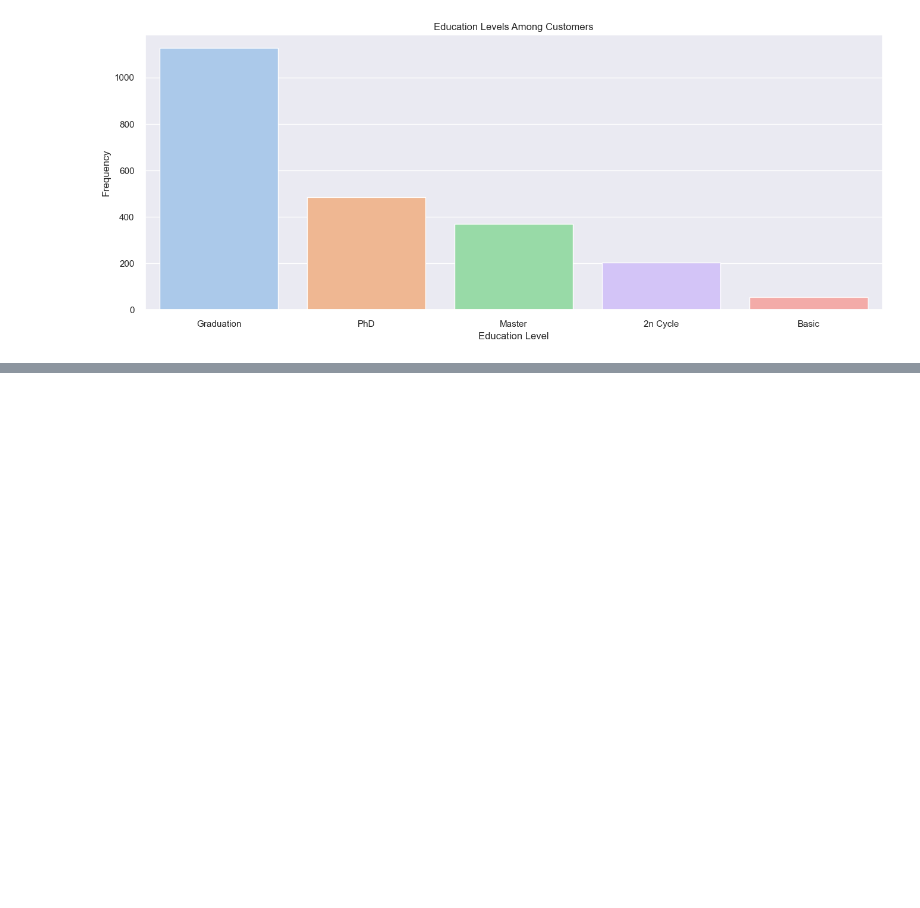
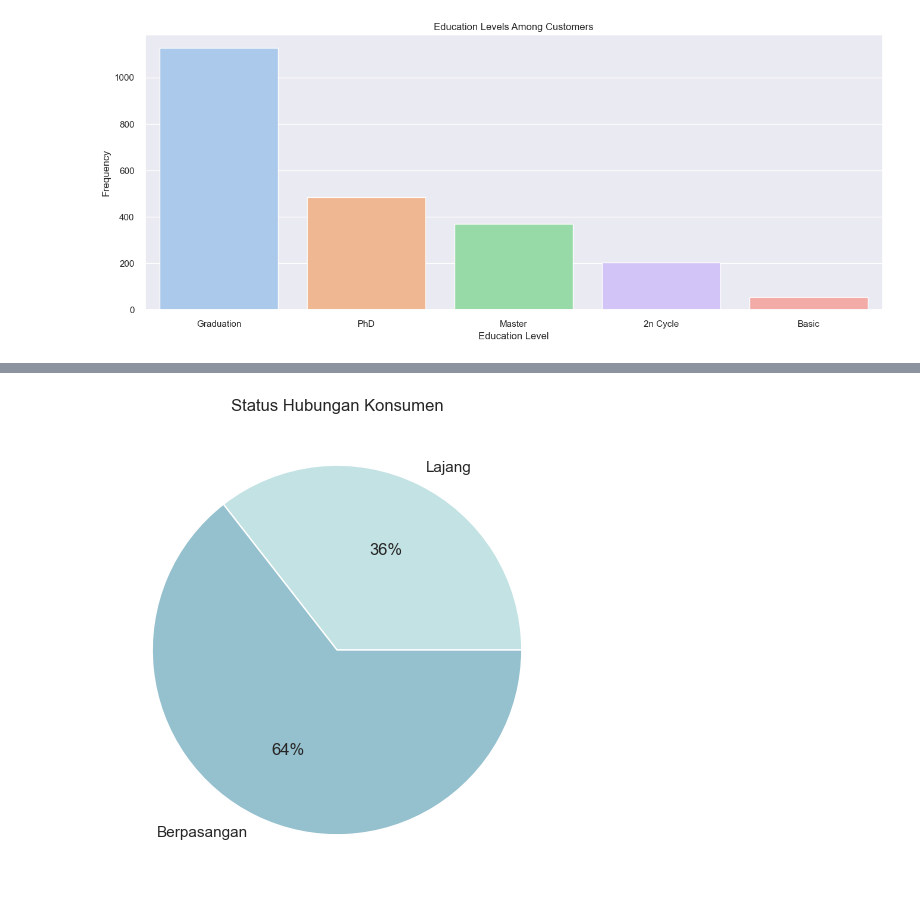
Before and after one commit to Nurdiansyah0/Capstone2, a Jupyter notebook: Jupyter/Supermarket Costumers.ipynb, the cells around one changed output, grey strips where cells are left out. Saved outputs shown, nothing was run; the diff lists cells and outputs as text; code cells hidden in the pictures; blank space fills up the shorter version.

```diff
--- a/Jupyter/Supermarket Costumers.ipynb
+++ b/Jupyter/Supermarket Costumers.ipynb
@@ -1156,0 +459,11 @@ Catatan: Saran-saran di atas bersifat umum dan dapat disesuaikan dengan kasus sp
+# %%
+single = df['Marital_Status'][df['Marital_Status'].isin(['Single', 'Divorced', 'Widow', 'Alone', 'Absurd', 'YOLO'])].count()
+relationship = df['Marital_Status'][df['Marital_Status'].isin(['Married', 'Together'])].count()
+
+
+set_labels(title="Status Hubungan Konsumen")
+color = sns.color_palette('ch:start=.2,rot=-.3')
+plt.pie([single, relationship], labels = ['Lajang', 'Berpasangan'], autopct='%.0f%%', colors=color)
+plt.show()
+# %% [output]
+[figure, added]
```
Also changed, not shown: parts of 140 cells of this notebook.
